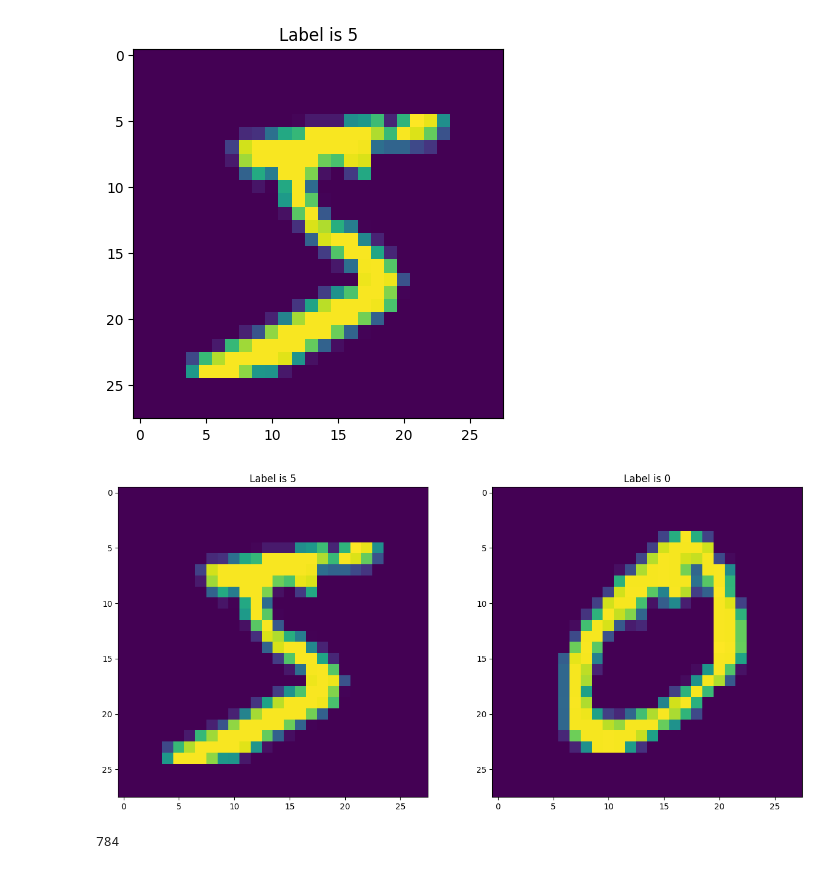
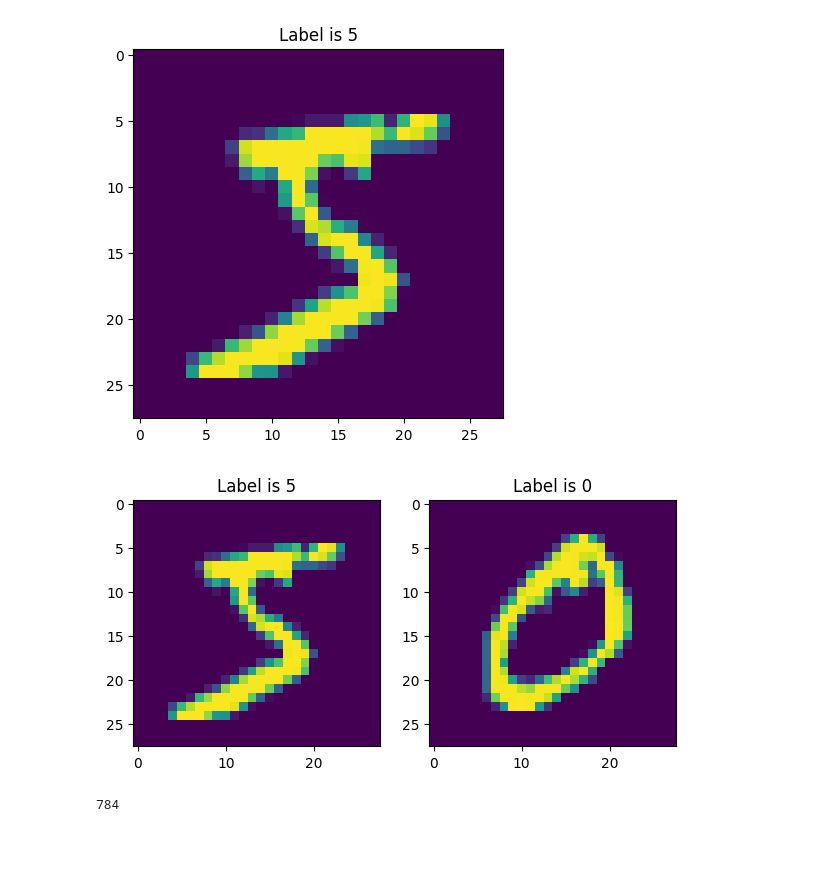
Before and after one commit to jacomoelLTU/d7041e_lab1_JMEW, a Jupyter notebook: D7041E_code_for_lab1.ipynb, the cells around one changed output. Saved outputs shown, nothing was run; the diff lists cells and outputs as text; code cells hidden in the pictures; blank space fills up the shorter version.

```diff
--- a/D7041E_code_for_lab1.ipynb
+++ b/D7041E_code_for_lab1.ipynb
@@ -228,26 +228,26 @@ plt.close()
 # %% [output]
 [figure]
 # %%
-fig, ax=plt.subplots(nrows=1, ncols=2, figsize=(15,15))
-ax0=plt.subplot(2,2,1)
-ax1=plt.subplot(2,2,2)
+fig, ax=plt.subplots(nrows=1, ncols=2, figsize=(7,7))
+ax0=plt.subplot(1,2,1)
+ax1=plt.subplot(1,2,2)
 
 Image=Xtr[0,:,:]
 Label=Ltr[0]
 Image1=Xtr[1,:,:]
 Label1=Ltr[1]
 
 
 ax0.set_title('Label is {Label}'.format(Label=Label))
 ax0.imshow(Image)
 ax1.set_title('Label is {Label}'.format(Label=Label1))
 ax1.imshow(Image1)
 
 
 plt.show()
 plt.close()
 # %% [output]
-[figure, old version]
+[figure, new version]
 # %%
 28*28
 # %% [output]
```
Also changed, not shown: parts of 6 cells of this notebook.
